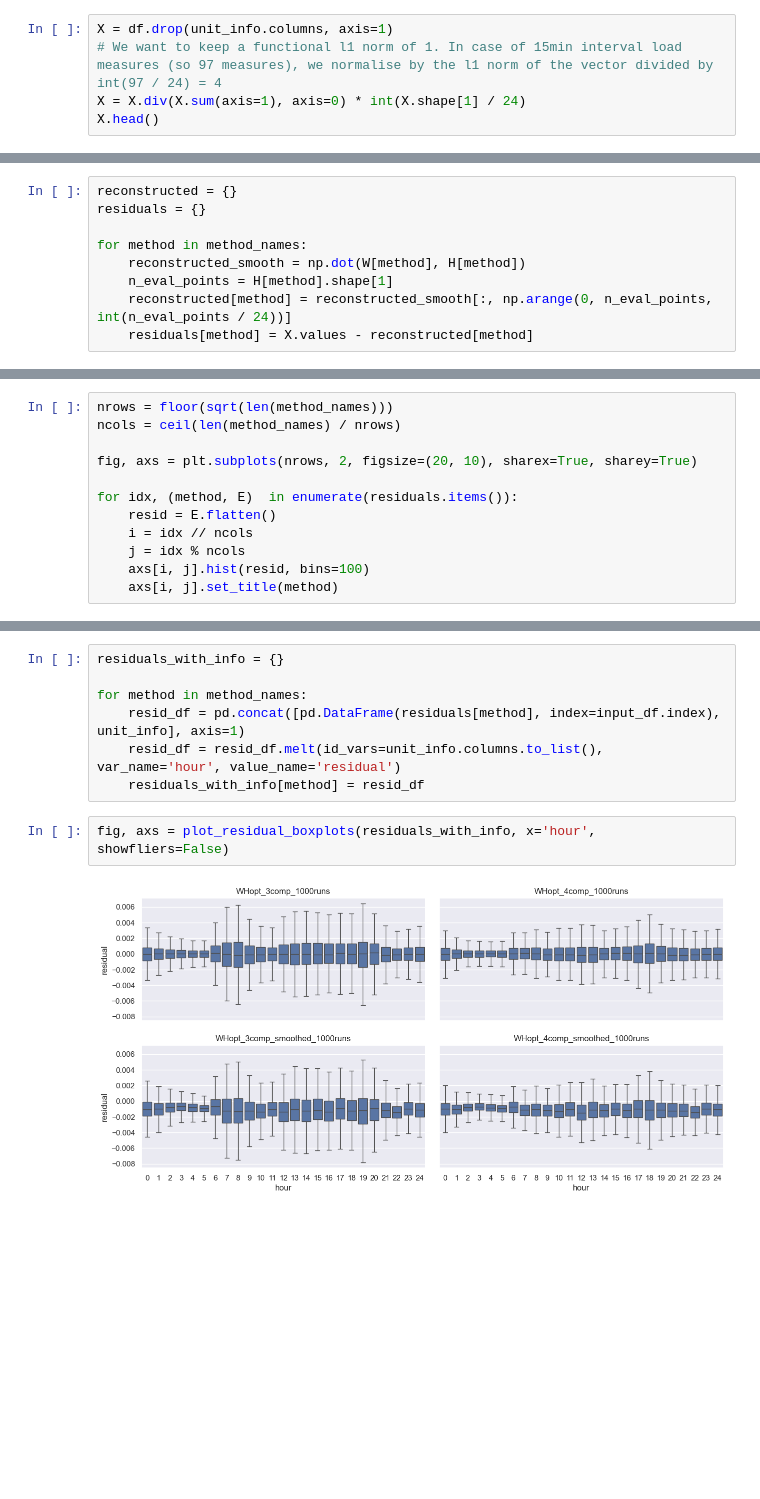
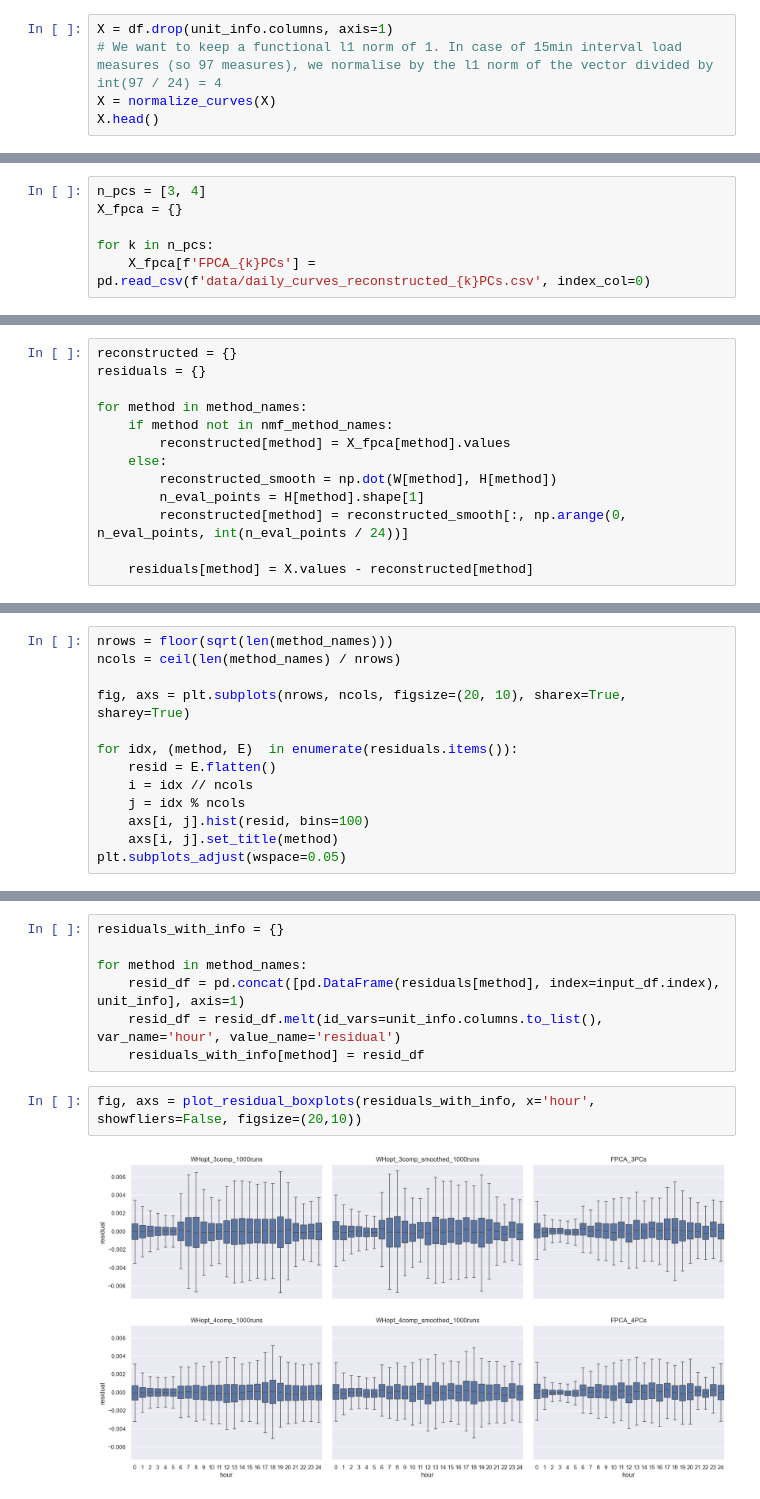
Before and after one commit to gkchln/load_bss, a Jupyter notebook: CompareResultsNMF.ipynb, the cells around one changed output, grey strips where cells are left out. Saved outputs shown, nothing was run; the diff lists cells and outputs as text; blank space fills up the shorter version.

Commit message:
Update model comparisons - recovery of the centered residuals

```diff
--- a/CompareResultsNMF.ipynb
+++ b/CompareResultsNMF.ipynb
@@ -144,7 +152,7 @@ df.head(3)
 # %%
 X = df.drop(unit_info.columns, axis=1)
 # We want to keep a functional l1 norm of 1. In case of 15min interval load measures (so 97 measures), we normalise by the l1 norm of the vector divided by int(97 / 24) = 4
-X = X.div(X.sum(axis=1), axis=0) * int(X.shape[1] / 24)
+X = normalize_curves(X)
 X.head()
 # %% [output]
 |  | 0 | 1 | 2 | 3 | 4 | 5 | 6 | 7 | 8 | 9 | ... | ... |
@@ -157,3 +167,9 @@ X.head()
+# %%
+n_pcs = [3, 4]
+X_fpca = {}
+
+for k in n_pcs:
+    X_fpca[f'FPCA_{k}PCs'] = pd.read_csv(f'data/daily_curves_reconstructed_{k}PCs.csv', index_col=0)
 # %% [markdown]
 # Compare profiles found
 # %%
@@ -167,7 +183,11 @@ reconstructed = {}
 residuals = {}
 
 for method in method_names:
-    reconstructed_smooth = np.dot(W[method], H[method])
-    n_eval_points = H[method].shape[1]
-    reconstructed[method] = reconstructed_smooth[:, np.arange(0, n_eval_points, int(n_eval_points / 24))]
+    if method not in nmf_method_names:
+        reconstructed[method] = X_fpca[method].values
+    else:
+        reconstructed_smooth = np.dot(W[method], H[method])
+        n_eval_points = H[method].shape[1]
+        reconstructed[method] = reconstructed_smooth[:, np.arange(0, n_eval_points, int(n_eval_points / 24))]
+
     residuals[method] = X.values - reconstructed[method]
@@ -179,7 +203,7 @@ fig, axs = plot_residual_curves(residuals, n_curves_plotted=3, nrows=2, ncols=2,
 nrows = floor(sqrt(len(method_names)))
 ncols = ceil(len(method_names) / nrows)
 
-fig, axs = plt.subplots(nrows, 2, figsize=(20, 10), sharex=True, sharey=True)
+fig, axs = plt.subplots(nrows, ncols, figsize=(20, 10), sharex=True, sharey=True)
 
 for idx, (method, E)  in enumerate(residuals.items()):
     resid = E.flatten()
@@ -187,4 +211,5 @@ for idx, (method, E)  in enumerate(residuals.items()):
     j = idx % ncols
     axs[i, j].hist(resid, bins=100)
     axs[i, j].set_title(method)
+plt.subplots_adjust(wspace=0.05)
 # %% [output]
@@ -197,9 +224,9 @@ for method in method_names:
     resid_df = resid_df.melt(id_vars=unit_info.columns.to_list(), var_name='hour', value_name='residual')
     residuals_with_info[method] = resid_df
 # %%
-fig, axs = plot_residual_boxplots(residuals_with_info, x='hour', showfliers=False)
+fig, axs = plot_residual_boxplots(residuals_with_info, x='hour', showfliers=False, figsize=(20,10))
 # %% [output]
-[figure, old version]
+[figure, new version]
 # %%
 fig, axs = plot_residual_boxplots(residuals_with_info, x='month', showfliers=False)
 # %% [output]
```
Also changed, not shown: parts of 21 cells of this notebook.
